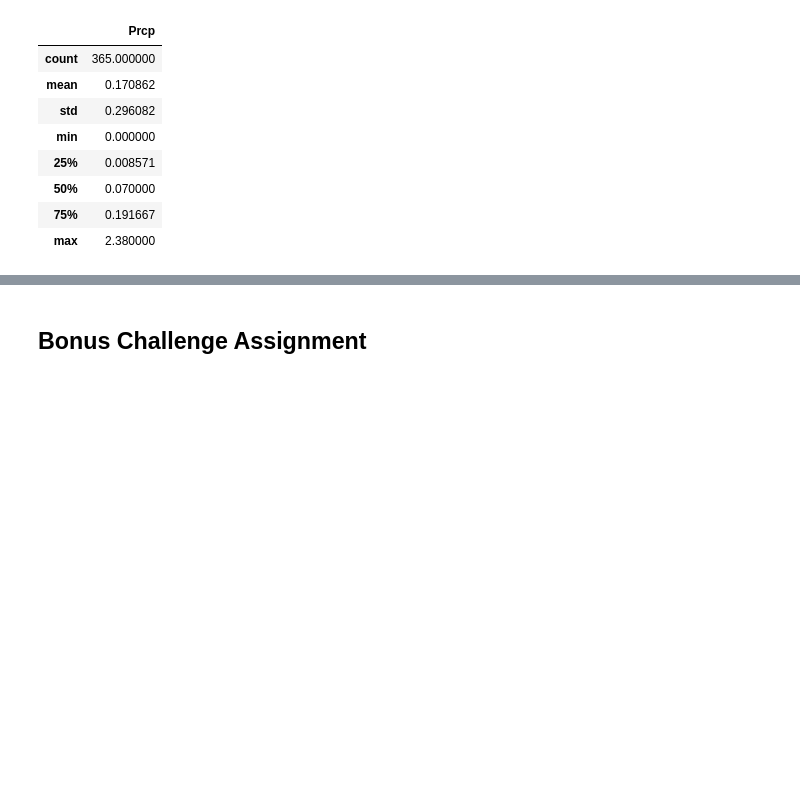
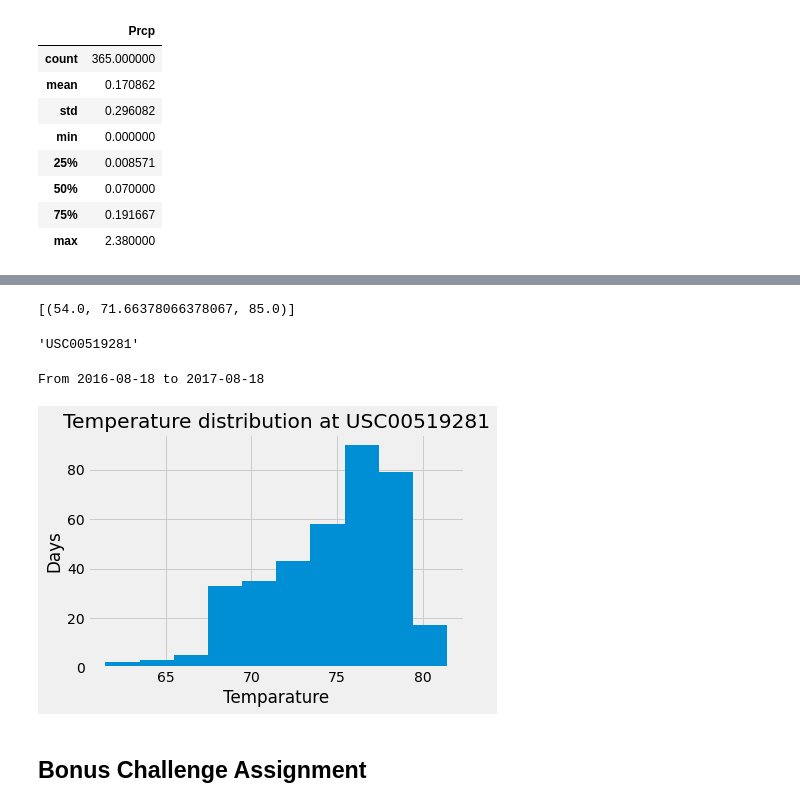
Before and after one commit to kyraha/UMN_HW10_sqlalchemy-challenge, a Jupyter notebook: climate_starter.ipynb, the cells around one changed output, grey strips where cells are left out. Drawn from its saved outputs; the diff is of its cells as text; code cells hidden in the pictures; blank space fills up the shorter version.

```diff
--- a/climate_starter.ipynb
+++ b/climate_starter.ipynb
@@ -116,3 +157,11 @@ df.describe()
 # %%
 # Using the station id from the previous query, calculate the lowest temperature recorded,
 # highest temperature recorded, and average temperature of the most active station?
+session.query(
+    func.min(Measurement.tobs),
+    func.avg(Measurement.tobs),
+    func.max(Measurement.tobs)
+).filter(Measurement.station == 'USC00519281') \
+ .all()
+# %% [output]
+[(54.0, 71.66378066378067, 85.0)]
@@ -122,3 +168,51 @@ df.describe()
+# %%
+# Choose the station with the highest number of temperature observations.
+most_station = session.query(Measurement.station, func.count(Measurement.tobs)) \
+    .group_by(Measurement.station) \
+    .order_by(func.count(Measurement.tobs).desc()) \
+    .first()[0]
+most_station
+# %% [output]
+'USC00519281'
+# %%
+
+# Query the last 12 months of temperature observation data for this station and plot the results as a histogram
+d_format = '%Y-%m-%d'
+first_month = session.query(
+    func.strftime(d_format,
+    func.date(func.max(Measurement.date), '-1 year')
+)).filter(Measurement.station == most_station).first()[0]
+last_month = session.query(
+    func.strftime(d_format,
+    func.max(Measurement.date)
+)).filter(Measurement.station == most_station).first()[0]
+print(f"From {first_month} to {last_month}")
+
+# Perform a query to retrieve the data and precipitation scores
+# We take the max(date) so the last month can be incomplete month, let's exclude it
+sel = [func.strftime(d_format, Measurement.date), func.avg(Measurement.tobs)]
+twelve_months = session.query(*sel).\
+    filter(func.strftime(d_format, Measurement.date) >= first_month).\
+    filter(func.strftime(d_format, Measurement.date) <  last_month).\
+    group_by(func.strftime(d_format, Measurement.date)).\
+    order_by(func.strftime(d_format, Measurement.date)).\
+    all()
+
+# Save the query results as a Pandas DataFrame and set the index to the date column
+df = pd.DataFrame(twelve_months, columns=['Date', 'Temp']).set_index('Date')
+
+# Sort the dataframe by date
+df.sort_index(inplace=True)
+
+df.hist()
+plt.title(f"Temperature distribution at {most_station}")
+plt.xlabel("Temparature")
+plt.ylabel("Days")
+#plt.savefig('OneYearTemparatureHistogram.png', bbox_inches='tight', dpi=200)
+plt.show()
+# %% [output]
+From 2016-08-18 to 2017-08-18
+[figure, added]
 # %% [markdown]
 ## Bonus Challenge Assignment
 # %%
```
Also changed, not shown: parts of 5 cells of this notebook, 3 other files.
